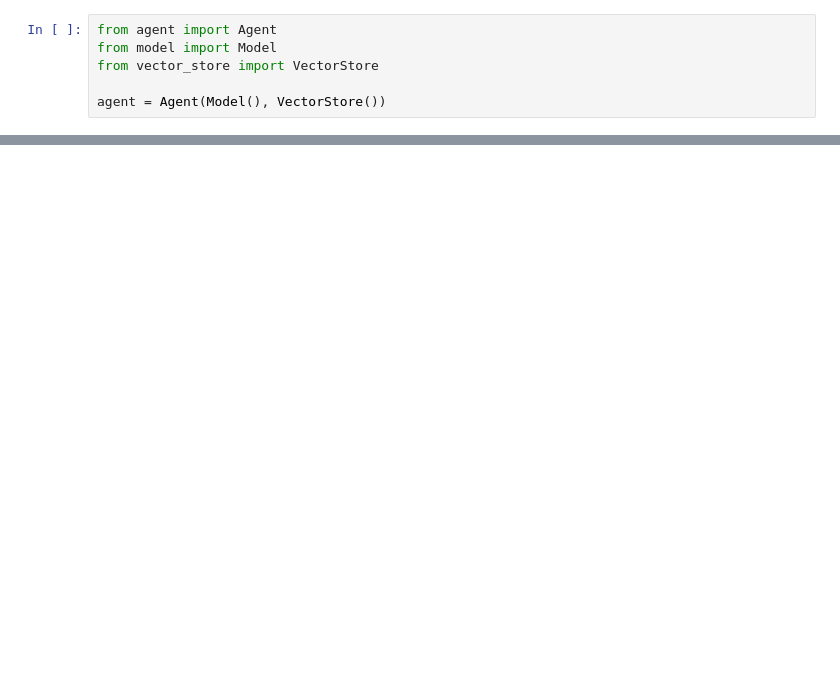
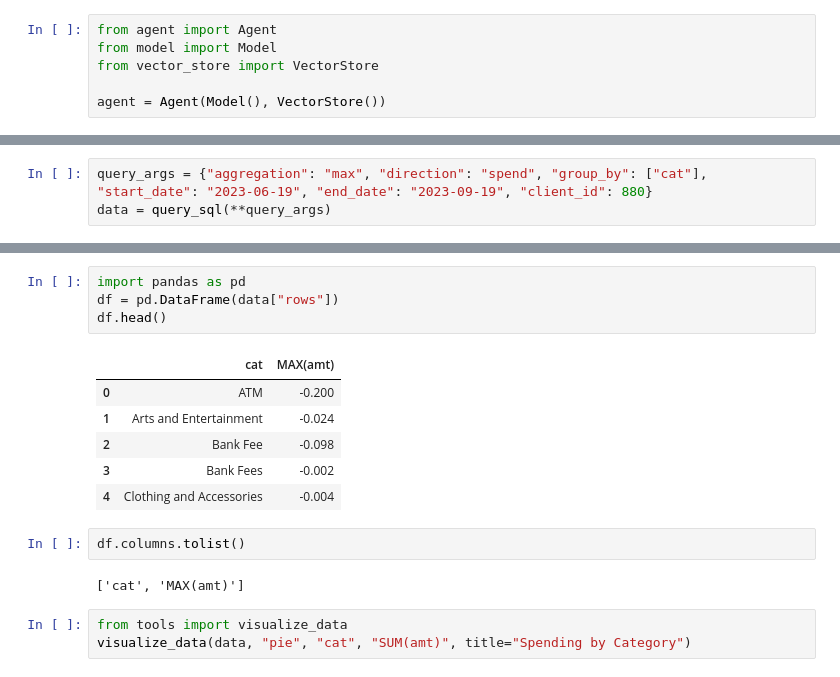
Before and after one commit to dineshram0212/bank-transaction-agent, a Jupyter notebook: llm_test.ipynb, the cells around one changed output, grey strips where cells are left out. Saved outputs shown, nothing was run; the diff lists cells and outputs as text; blank space fills up the shorter version.

Commit message:
added visualization tool

```diff
--- a/llm_test.ipynb
+++ b/llm_test.ipynb
@@ -223,0 +310,3 @@ res
+# %%
+query_args = {"aggregation": "max", "direction": "spend", "group_by": ["cat"], "start_date": "2023-06-19", "end_date": "2023-09-19", "client_id": 880}
+data = query_sql(**query_args)
@@ -223,0 +333,18 @@ res
+# %%
+import pandas as pd
+df = pd.DataFrame(data["rows"])
+df.head()
+# %% [output]
+|  | cat | MAX(amt) |
+| 0 | ATM | -0.200 |
+| 1 | Arts and Entertainment | -0.024 |
+| 2 | Bank Fee | -0.098 |
+| 3 | Bank Fees | -0.002 |
+| 4 | Clothing and Accessories | -0.004 |
+# %%
+df.columns.tolist()
+# %% [output]
+['cat', 'MAX(amt)']
+# %%
+from tools import visualize_data
+visualize_data(data, "pie", "cat", "SUM(amt)", title="Spending by Category")
```
Also changed, not shown: parts of 25 cells of this notebook, 8 other files.
